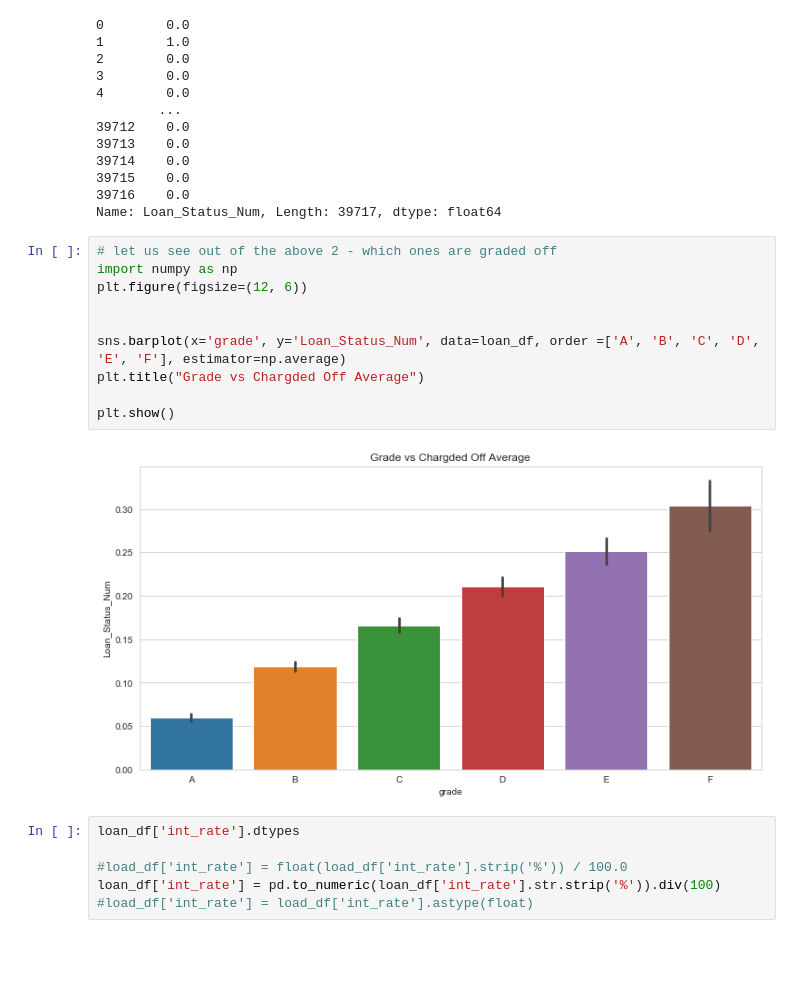
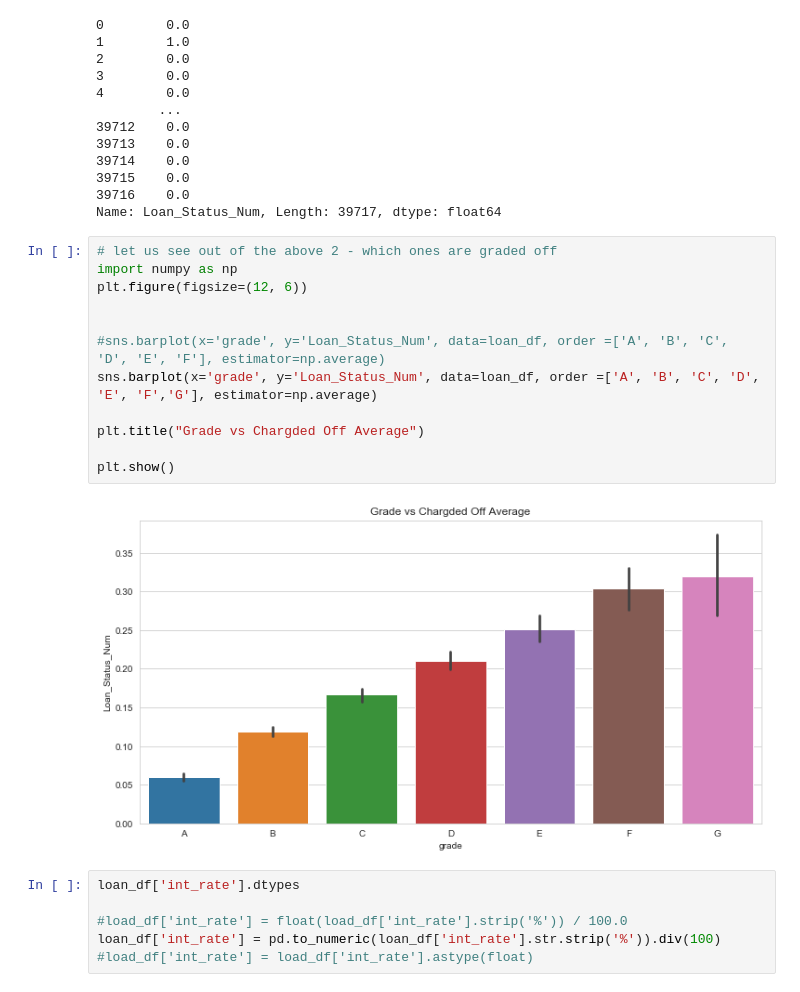
Before and after one commit to gauravsbisht/caseStudy, a Jupyter notebook: LendingClub.ipynb, the cells around one changed output. Saved outputs shown, nothing was run; the diff lists cells and outputs as text; blank space fills up the shorter version.

```diff
--- a/LendingClub.ipynb
+++ b/LendingClub.ipynb
@@ -192,15 +193,17 @@ Name: Loan_Status_Num, Length: 39717, dtype: float64
 # %%
 # let us see out of the above 2 - which ones are graded off
 import numpy as np
 plt.figure(figsize=(12, 6))
 
 
-sns.barplot(x='grade', y='Loan_Status_Num', data=loan_df, order =['A', 'B', 'C', 'D', 'E', 'F'], estimator=np.average)
+#sns.barplot(x='grade', y='Loan_Status_Num', data=loan_df, order =['A', 'B', 'C', 'D', 'E', 'F'], estimator=np.average)
+sns.barplot(x='grade', y='Loan_Status_Num', data=loan_df, order =['A', 'B', 'C', 'D', 'E', 'F','G'], estimator=np.average)
+
 plt.title("Grade vs Chargded Off Average")
 
 plt.show()
 # %% [output]
-[figure, old version]
+[figure, new version]
 # %%
 loan_df['int_rate'].dtypes
 
```
Also changed, not shown: parts of 2 cells of this notebook.
